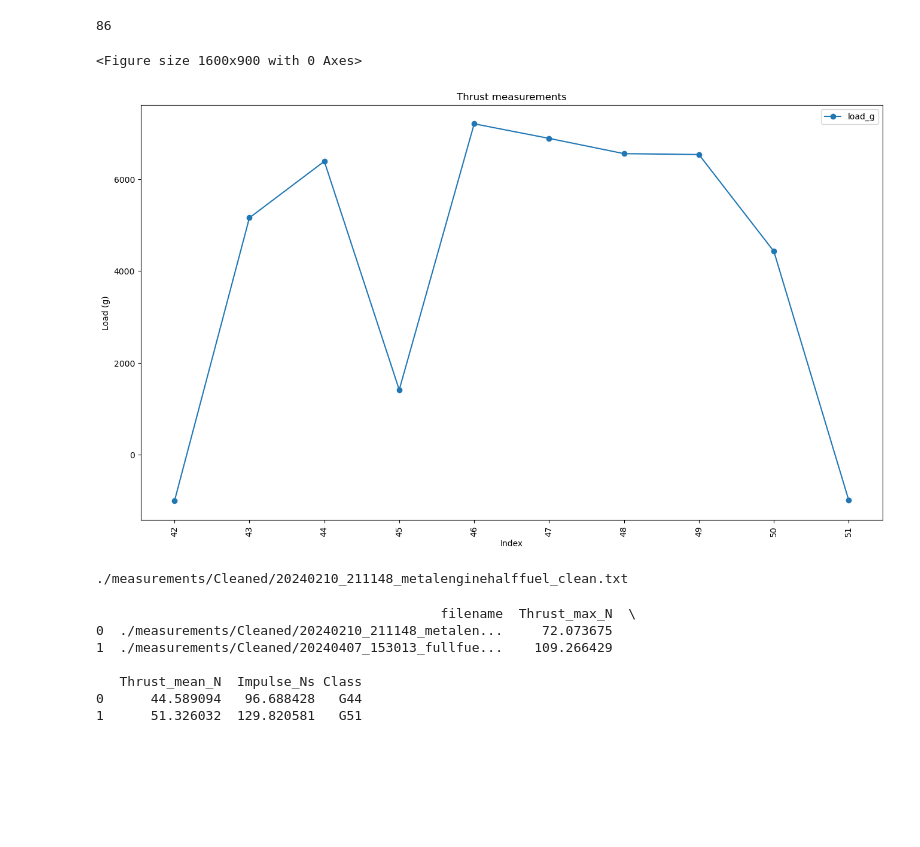
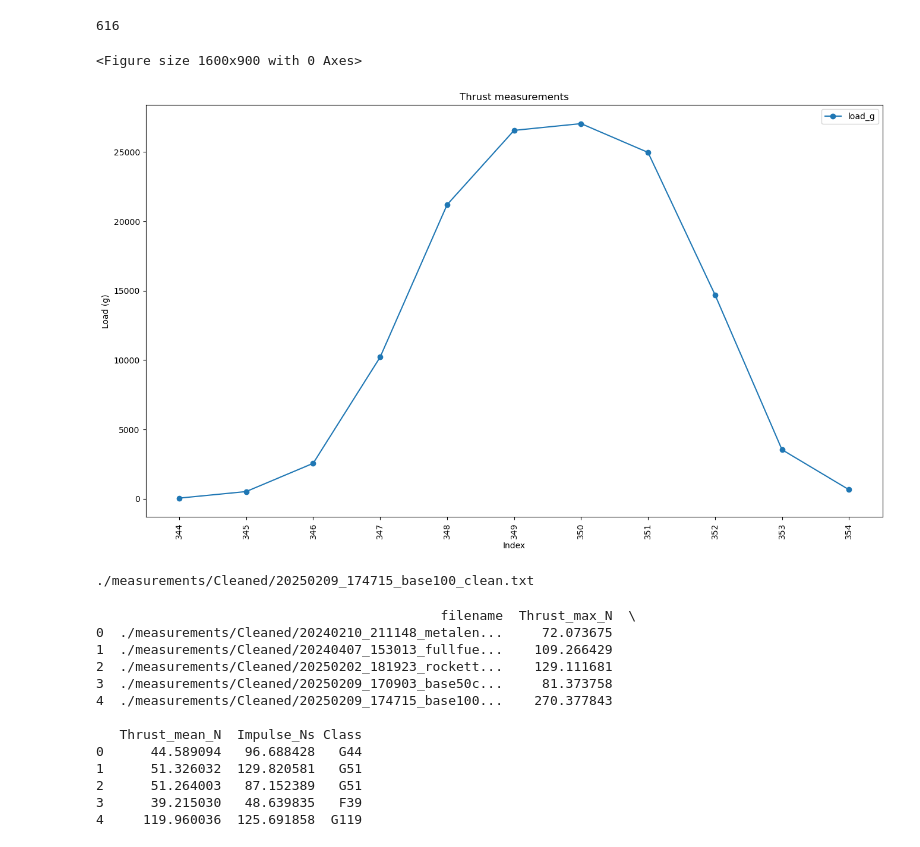
Before and after one commit to PAmerikanos/rocket-buds, a Jupyter notebook: thrust_measurement/plot_measurements.ipynb, the cells around one changed output. Cells and saved outputs as stored; diff of their text form; code cells hidden in the pictures; blank space fills up the shorter version.

Commit message:
New measurements

```diff
--- a/thrust_measurement/plot_measurements.ipynb
+++ b/thrust_measurement/plot_measurements.ipynb
@@ -52,41 +52,41 @@ thrust_measurement_table.csv
 # %%
 # Module for cleaning up measurement files, one by one
 
-file = '20240210_211148_metalenginehalffuel.txt'
+file = '20250209_174715_base100.txt'
 
 fig = plt.figure(figsize=(16, 9)) # Prepare plot for populating
 df = pd.read_csv(os.path.join(folder, file), sep=r';', engine='python', header=None, names=['time_s','load_g']) # Open each file as timeseries dataframe
 #df.loc[df.load_g < 0, 'load_g'] = 0 # Replace negative values with zero
 print(len(df)) # check number of measurement points
 
 # Initialize START=0 and END=len(df)
 # Remove flat splines before and after by setting START and END values
-START = 42#0
-END = 52#len(df)
+START = 344
+END = 355#len(df)
 
 #replace outlier in specific point with average of before and after
 #point = 77
 #df.at[point, 'load_g'] = (df[['load_g']].iloc[point-1] + df[['load_g']].iloc[point+1])/2
 
 df = df.iloc[np.r_[START:END]]
 axs = df.reset_index().plot.line(x='index', y="load_g", figsize=(16, 9), title=file, style='o-') # plot measurement points
 
 plt.xticks(range(START,END), rotation=90)
 plt.title("Thrust measurements")
 plt.xlabel("Index")
 plt.ylabel("Load (g)")
 plt.show()
 
 csv_name = os.path.join(folder, "Cleaned", file[:-4] + "_clean.txt")
 print(csv_name)
 df.to_csv(csv_name, sep=r';', index=False, header=False)
 
 #shutil.move(os.path.join(folder, file), os.path.join(folder, "RAW", file))
 # %% [output]
-86
+616
 <Figure size 1600x900 with 0 Axes>
-[figure, old version]
+[figure, new version]
-./measurements/Cleaned/20240210_211148_metalenginehalffuel_clean.txt
+./measurements/Cleaned/20250209_174715_base100_clean.txt
 # %%
 # Classify engine based on impulse
 
@@ -162,10 +162,16 @@ summary_df.to_csv(os.path.join(folder, 'thrust_measurement_table.csv'), index=Fa
                                             filename  Thrust_max_N  \
 0  ./measurements/Cleaned/20240210_211148_metalen...     72.073675
 1  ./measurements/Cleaned/20240407_153013_fullfue...    109.266429
+2  ./measurements/Cleaned/20250202_181923_rockett...    129.111681
+3  ./measurements/Cleaned/20250209_170903_base50c...     81.373758
+4  ./measurements/Cleaned/20250209_174715_base100...    270.377843
 
    Thrust_mean_N  Impulse_Ns Class
 0      44.589094   96.688428   G44
 1      51.326032  129.820581   G51
+2      51.264003   87.152389   G51
+3      39.215030   48.639835   F39
+4     119.960036  125.691858  G119
 # %%
 with open(os.path.join(folder, 'df_lst.pkl'), 'wb') as f:
     pickle.dump(df_lst, f)
```
Also changed, not shown: parts of 1 cell of this notebook, 6 other files.
